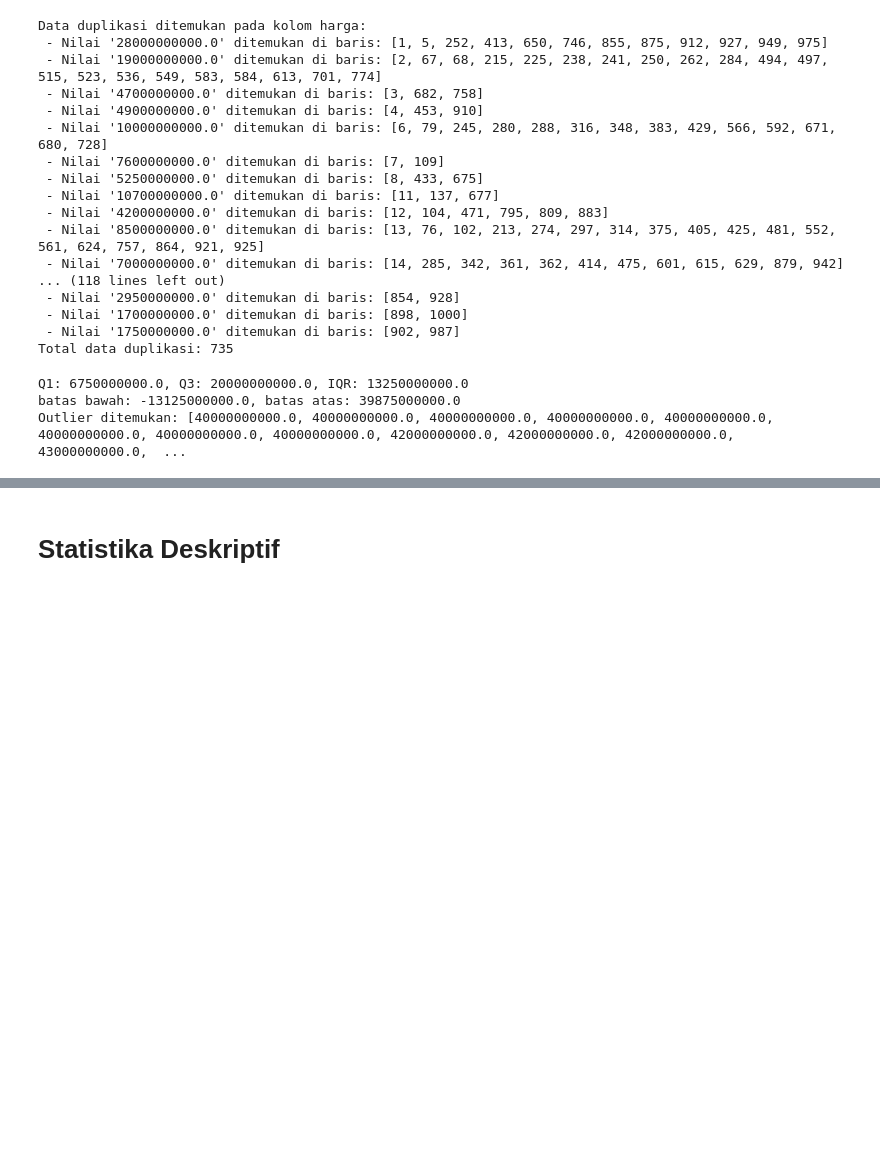
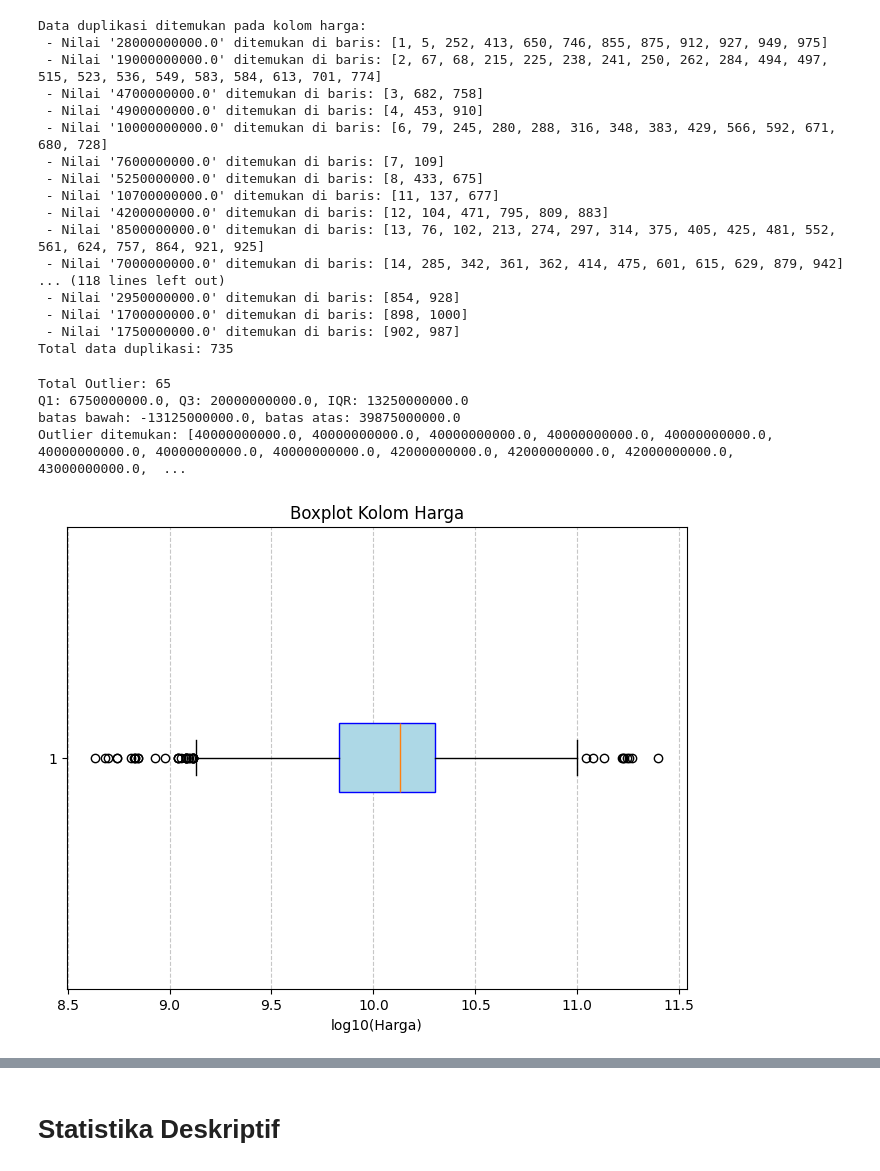
Before and after one commit to naufalFaqih/Tugas-Latihan-Data-Sains, a Jupyter notebook: Latihan_dataScience_pt_4(Validasi_Data_Deteksi_Kesalahan,_Konsistensi,_dan_Kualitas_Data_).ipynb, the cells around one changed output, grey strips where cells are left out. Drawn from its saved outputs; the diff is of its cells as text; code cells hidden in the pictures; blank space fills up the shorter version.

```diff
--- a/Latihan_dataScience_pt_4(Validasi_Data_Deteksi_Kesalahan,_Konsistensi,_dan_Kualitas_Data_).ipynb
+++ b/Latihan_dataScience_pt_4(Validasi_Data_Deteksi_Kesalahan,_Konsistensi,_dan_Kualitas_Data_).ipynb
@@ -40,3 +41,27 @@ else:
 Tidak Ditemukan Missing Value.
 # %% [markdown]
 # Proses Deteksi Outlier & Duplikasi
+# %%
+# Deteksi Duplikasi Data pada Semua Kolom
+duplikasi_identik = {}
+
+for i, row in enumerate(data):
+    # Gabungkan semua kolom menjadi tuple untuk membandingkan
+    key = tuple(row)  # Menggunakan seluruh baris sebagai kunci
+    if key in duplikasi_identik:
+        duplikasi_identik[key].append(i + 1)  # Simpan baris duplikasi
+    else:
+        duplikasi_identik[key] = [i + 1]
+
+# Filter hanya data yang memiliki duplikasi
+duplikasi_identik = {key: value for key, value in duplikasi_identik.items() if len(value) > 1}
+totalDuplikasiIdentik = sum(len(rows) for rows in duplikasi_identik.values())
+
+# Output hasil
+if duplikasi_identik:
+    print("Data identik yang terduplikasi ditemukan:")
+    for key, rows in duplikasi_identik.items():
+        print(f" - Data: {key} ditemukan di baris: {rows}")
+    print(f"Total data identik yang terduplikasi: {totalDuplikasiIdentik}")
+else:
+    print("Tidak ada data identik yang terduplikasi.")
@@ -95,6 +144,8 @@ lowerBound = q1 - 1.5 * iqr
 upperBound = q3 + 1.5 * iqr
 
 outliers = [value for value in dataHarga if value < lowerBound or value > upperBound]
+totalOutliers = len(outliers)
+print(f"Total Outlier: {totalOutliers}")
 
 print(f"Q1: {q1}, Q3: {q3}, IQR: {iqr}")
 print(f"batas bawah: {lowerBound}, batas atas: {upperBound}")
@@ -103,6 +154,20 @@ if outliers:
 else:
     print("Tidak ada outlier ditemukan")
 # %% [output]
+Total Outlier: 65
 Q1: 6750000000.0, Q3: 20000000000.0, IQR: 13250000000.0
 batas bawah: -13125000000.0, batas atas: 39875000000.0
 Outlier ditemukan: [40000000000.0, 40000000000.0, 40000000000.0, 40000000000.0, 40000000000.0, 40000000000.0, 40000000000.0, 40000000000.0, 42000000000.0, 42000000000.0, 42000000000.0, 43000000000.0,  ...
+# %%
+# visualisasi data( boxplot)
+log_data_harga = np.log10(dataHarga)
+plt.figure(figsize=(8, 6))
+plt.boxplot(log_data_harga, vert=False, patch_artist=True, boxprops=dict(facecolor='lightblue', color='blue'))
+plt.title("Boxplot Kolom Harga")
+plt.xlabel("log10(Harga)")
+plt.grid(axis='x', linestyle='--', alpha=0.7)
+
+# Tampilkan plot
+plt.show()
+# %% [output]
+[figure, added]
```
Also changed, not shown: parts of 5 cells of this notebook, 2 other files.
